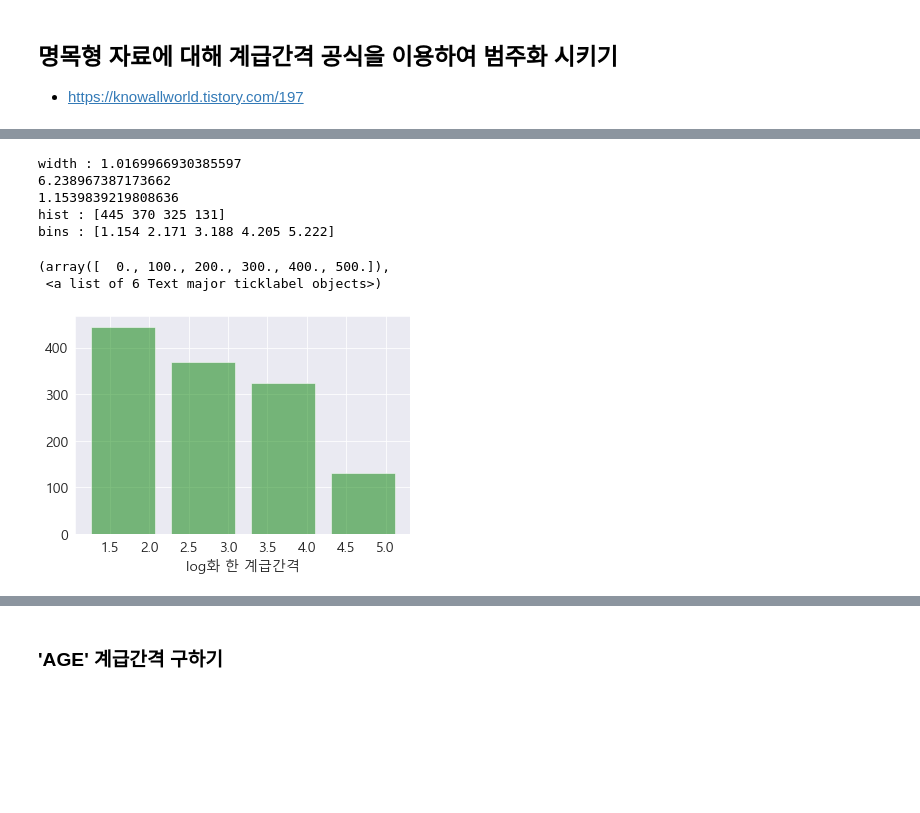
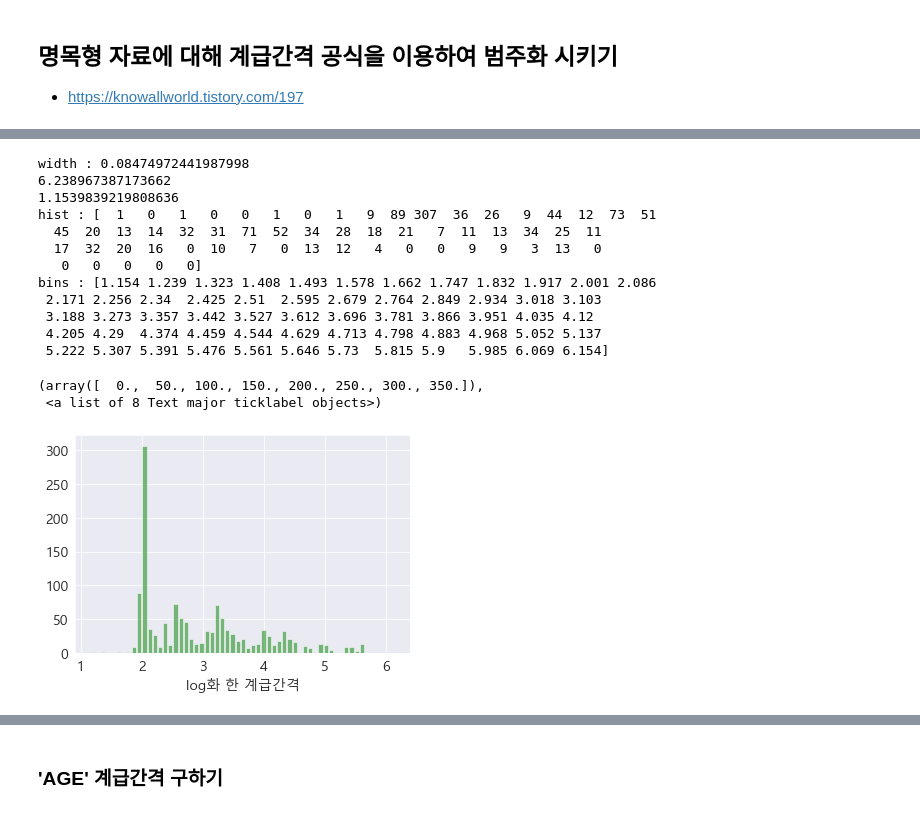
Before and after one commit to CodingDataAnalysis/ParkSH, a Jupyter notebook: Data_and_CodingTest/DataScience/타이타닉_로지스틱/23_04_27/로지스틱_회귀_분류_모델링.ipynb, the cells around one changed output, grey strips where cells are left out. Saved outputs shown, nothing was run; the diff lists cells and outputs as text; code cells hidden in the pictures; blank space fills up the shorter version.

```diff
--- a/Data_and_CodingTest/DataScience/타이타닉_로지스틱/23_04_27/로지스틱_회귀_분류_모델링.ipynb
+++ b/Data_and_CodingTest/DataScience/타이타닉_로지스틱/23_04_27/로지스틱_회귀_분류_모델링.ipynb
@@ -97,0 +426,4 @@ for i in all_data.columns.tolist():
+# %%
+preds = linear_reg_model.predict(X_test)
+preds.tolist()
+preds
@@ -97,0 +483,3 @@ for i in all_data.columns.tolist():
+# %%
+nan_idx = all_data['Age'].isnull()
+all_data.loc[nan_idx, 'Age'] = preds
@@ -360,0 +743,4 @@ all_data_bin
+# %%
+all_data_bin = all_data[binary_col]
+
+all_data_bin
@@ -362,4 +763,6 @@ all_data_bin
 ## 명목형 자료에 대해 계급간격 공식을 이용하여 범주화 시키기
 
 - https://knowallworld.tistory.com/197
+# %%
+K = 60 # 계급간격
 # %%
@@ -417,26 +834,33 @@ PassengerId
 # %%
-width = (max(all_data_bin['log_Fare']) - min(all_data_bin['log_Fare'])) / 5 #계급 간격 구하는 공식
+width = (max(all_data_bin['log_Fare']) - min(all_data_bin['log_Fare'])) / K #계급 간격 구하는 공식
 print(f'width : {width}')
 print(max(all_data_bin['log_Fare']))
 print(min(all_data_bin['log_Fare']))
 bins = np.arange(min(all_data_bin['log_Fare']), max(all_data_bin['log_Fare']), width)
 hist, bins = np.histogram(all_data_bin['log_Fare'], bins)
 print(f'hist : {hist}')
 print(f'bins : {bins}')
 
 plt.hist(all_data_bin['log_Fare'], bins , rwidth = 0.8 , color = 'green' , alpha = 0.5)
 plt.xlabel('log화 한 계급간격' , fontsize = 14)
 plt.xticks(fontsize = 14)
 plt.yticks(fontsize = 14)
 # %% [output]
-width : 1.0169966930385597
+width : 0.08474972441987998
 6.238967387173662
 1.1539839219808636
-hist : [445 370 325 131]
-bins : [1.154 2.171 3.188 4.205 5.222]
+hist : [  1   0   1   0   0   1   0   1   9  89 307  36  26   9  44  12  73  51
+  45  20  13  14  32  31  71  52  34  28  18  21   7  11  13  34  25  11
+  17  32  20  16   0  10   7   0  13  12   4   0   0   9   9   3  13   0
+   0   0   0   0   0]
+bins : [1.154 1.239 1.323 1.408 1.493 1.578 1.662 1.747 1.832 1.917 2.001 2.086
+ 2.171 2.256 2.34  2.425 2.51  2.595 2.679 2.764 2.849 2.934 3.018 3.103
+ 3.188 3.273 3.357 3.442 3.527 3.612 3.696 3.781 3.866 3.951 4.035 4.12
+ 4.205 4.29  4.374 4.459 4.544 4.629 4.713 4.798 4.883 4.968 5.052 5.137
+ 5.222 5.307 5.391 5.476 5.561 5.646 5.73  5.815 5.9   5.985 6.069 6.154]
-(array([  0., 100., 200., 300., 400., 500.]),
- <a list of 6 Text major ticklabel objects>)
+(array([  0.,  50., 100., 150., 200., 250., 300., 350.]),
+ <a list of 8 Text major ticklabel objects>)
-[figure, old version]
+[figure, new version]
 # %%
 # 범주의 크기를 지정할 width 변수 설정
 
```
Also changed, not shown: parts of 63 cells of this notebook, 14 other files.
